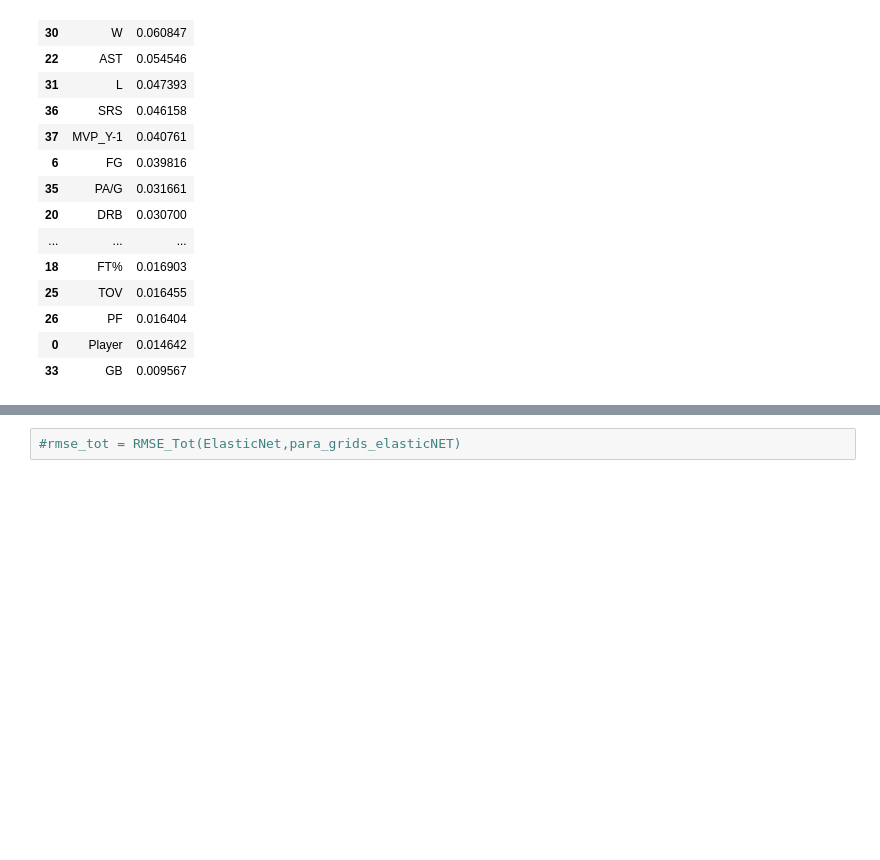
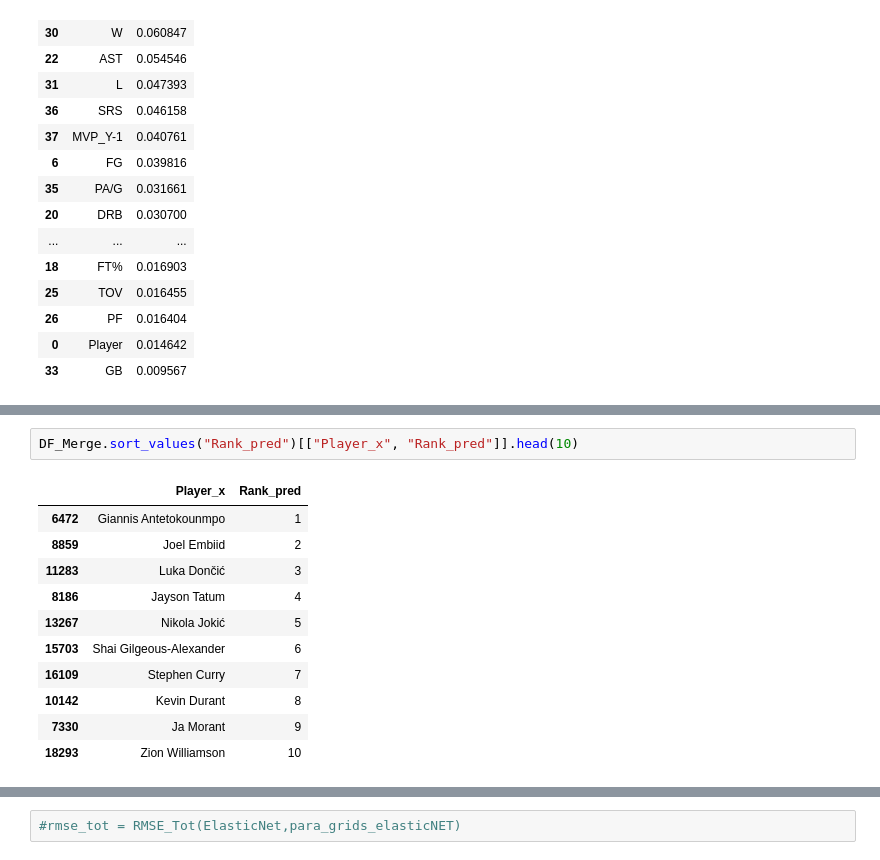
Before and after one commit to MartinErwan/ML_NBA_MVP_Prediction, a Jupyter notebook: PFE_Prediction.ipynb, the cells around one changed output, grey strips where cells are left out. Cells and saved outputs as stored; diff of their text form; blank space fills up the shorter version.

```diff
--- a/PFE_Prediction.ipynb
+++ b/PFE_Prediction.ipynb
@@ -818,0 +874,14 @@ FI2.sort_values("Fi",ascending = False)
+# %%
+DF_Merge.sort_values("Rank_pred")[["Player_x", "Rank_pred"]].head(10)
+# %% [output]
+|  | Player_x | Rank_pred |
+| 6472 | Giannis Antetokounmpo | 1 |
+| 8859 | Joel Embiid | 2 |
+| 11283 | Luka Dončić | 3 |
+| 8186 | Jayson Tatum | 4 |
+| 13267 | Nikola Jokić | 5 |
+| 15703 | Shai Gilgeous-Alexander | 6 |
+| 16109 | Stephen Curry | 7 |
+| 10142 | Kevin Durant | 8 |
+| 7330 | Ja Morant | 9 |
+| 18293 | Zion Williamson | 10 |
```
Also changed, not shown: parts of 15 cells of this notebook, 14 other files.
